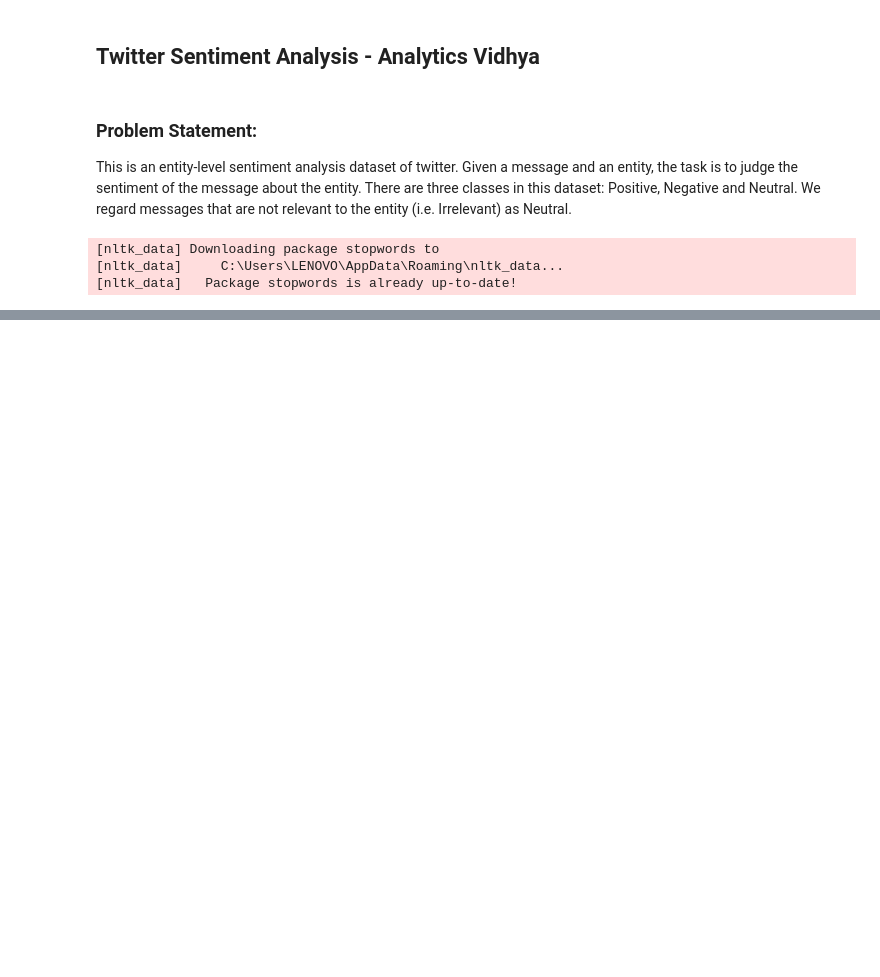
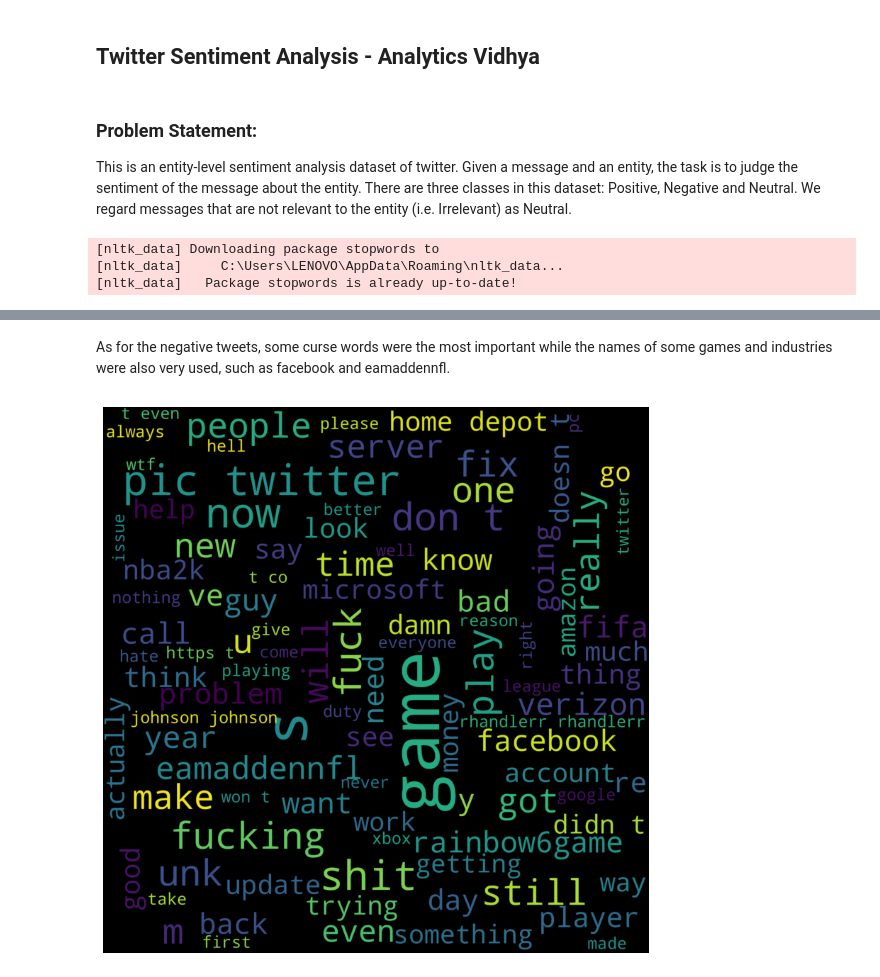
Before and after one commit to Akshay-Paunikar/Twitter_Sentiment_Analysis, a Jupyter notebook: Kaggle/Twitter_Sentiment_Analysis.ipynb, the cells around one changed output, grey strips where cells are left out. Drawn from its saved outputs; the diff is of its cells as text; code cells hidden in the pictures; blank space fills up the shorter version.

```diff
--- a/Kaggle/Twitter_Sentiment_Analysis.ipynb
+++ b/Kaggle/Twitter_Sentiment_Analysis.ipynb
@@ -26,0 +79,20 @@ val_data = pd.read_csv("E:\\iNeuron\\Projects\\Twitter_Sentiment_Analysis\\Kaggl
+# %% [markdown]
+As for the negative tweets, some curse words were the most important while the names of some games and industries were also very used, such as facebook and eamaddennfl.
+# %%
+word_cloud_text = ''.join(train_data[train_data["type"]=="Negative"].text)
+#Creation of wordcloud
+wordcloud = WordCloud(
+    max_font_size=100,
+    max_words=100,
+    background_color="black",
+    scale=10,
+    width=800,
+    height=800
+).generate(word_cloud_text)
+#Figure properties
+plt.figure(figsize=(10,10))
+plt.imshow(wordcloud, interpolation="bilinear")
+plt.axis("off")
+plt.show()
+# %% [output]
+[figure, added]
```
Also changed, not shown: parts of 15 cells of this notebook.
